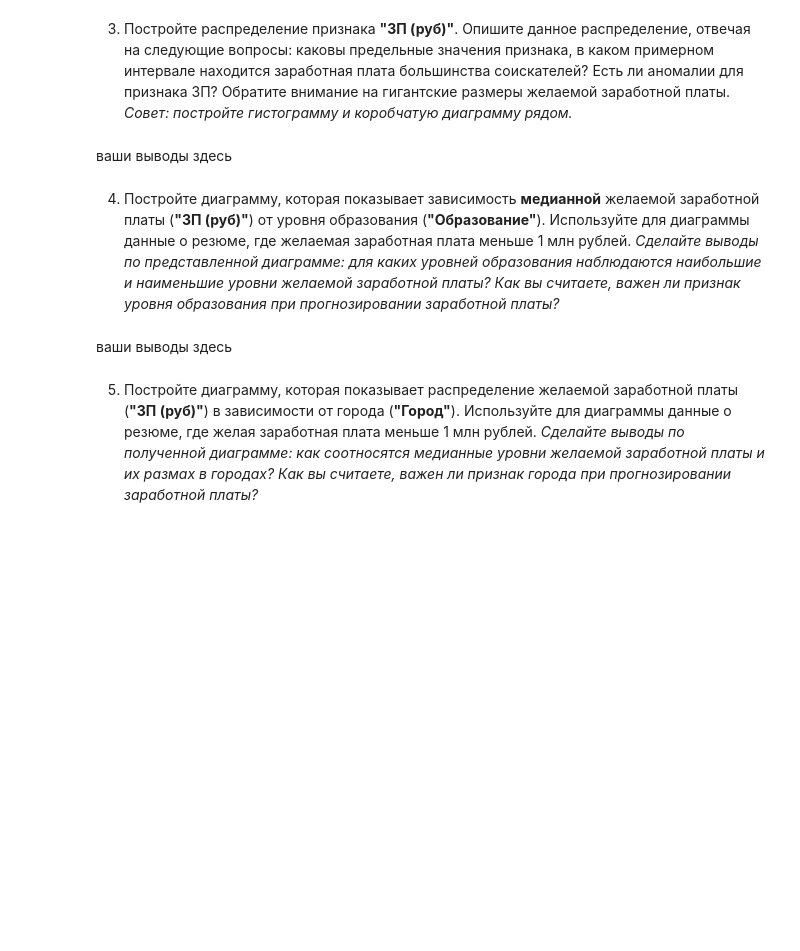
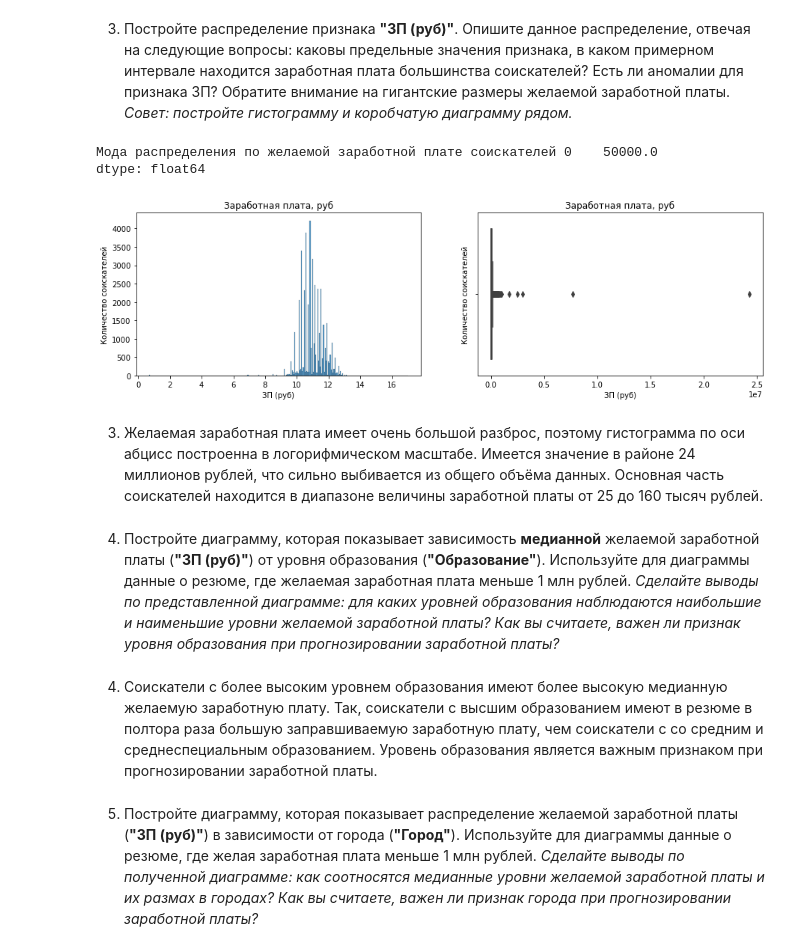
Before and after one commit to Motoborg/Project_1, a Jupyter notebook: ДДВ_Project 1.ipynb, the cells around one changed output. Cells and saved outputs as stored; diff of their text form; code cells hidden in the pictures; blank space fills up the shorter version.

```diff
--- a/ДДВ_Project 1.ipynb
+++ b/ДДВ_Project 1.ipynb
@@ -290,9 +446,25 @@ database_hh = database_hh.drop("Опыт работы", axis = 1)
 3. Постройте распределение признака **"ЗП (руб)"**. Опишите данное распределение, отвечая на следующие вопросы: каковы предельные значения признака, в каком примерном интервале находится заработная плата большинства соискателей? Есть ли аномалии для признака ЗП? Обратите внимание на гигантские размеры желаемой заработной платы.
 *Совет: постройте гистограмму и коробчатую диаграмму рядом.*
 # %%
-# ваш код здесь
+fig_age, axes = plt.subplots(nrows=1, ncols=2, figsize=(15, 4))
+log_database_hh = np.log(database_hh['ЗП (руб)'] + 1)
+# histplot = sns.histplot(data=database_hh, x='ЗП (руб)', ax=axes[0]);
+histplot = sns.histplot(log_database_hh, ax=axes[0]); # ЗП имеет очень большой разброс значений, поэтому в логорифмическом масштабе график
+histplot.set_title('Заработная плата, руб');
+histplot.set_ylabel ('Количество соискателей');
+
+boxplot = sns.boxplot(data=database_hh, x='ЗП (руб)', ax=axes[1]);
+boxplot.set_title('Заработная плата, руб');
+boxplot.set_ylabel('Количество соискателей');
+
+print('Мода распределения по желаемой заработной плате соискателей', database_hh['ЗП (руб)'].mode())
+# database_hh['ЗП (руб)'].quantile(1)
+# %% [output]
+Мода распределения по желаемой заработной плате соискателей 0    50000.0
+dtype: float64
+[figure, added]
 # %% [markdown]
-ваши выводы здесь
+3. Желаемая заработная плата имеет очень большой разброс, поэтому гистограмма по оси абцисс построенна в логорифмическом масштабе. Имеется значение в районе 24 миллионов рублей, что сильно выбивается из общего объёма данных. Основная часть соискателей находится в диапазоне величины заработной платы от 25 до 160 тысяч рублей.
 # %% [markdown]
 4. Постройте диаграмму, которая показывает зависимость **медианной** желаемой заработной платы (**"ЗП (руб)"**) от уровня образования (**"Образование"**). Используйте для диаграммы данные о резюме, где желаемая заработная плата меньше 1 млн рублей.
 *Сделайте выводы по представленной диаграмме: для каких уровней образования наблюдаются наибольшие и наименьшие уровни желаемой заработной платы? Как вы считаете, важен ли признак уровня образования при прогнозировании заработной платы?*
@@ -301,5 +486,5 @@ database_hh = database_hh.drop("Опыт работы", axis = 1)
 # %% [markdown]
-ваши выводы здесь
+4. Соискатели с более высоким уровнем образования имеют более высокую медианную желаемую заработную плату. Так, соискатели с высшим образованием имеют в резюме в полтора раза большую заправшиваемую заработную плату, чем соискатели с со средним и среднеспециальным образованием. Уровень образования является важным признаком при прогнозировании заработной платы.
 # %% [markdown]
 5. Постройте диаграмму, которая показывает распределение желаемой заработной платы (**"ЗП (руб)"**) в зависимости от города (**"Город"**). Используйте для диаграммы данные о резюме, где желая заработная плата меньше 1 млн рублей.
 *Сделайте выводы по полученной диаграмме: как соотносятся медианные уровни желаемой заработной платы и их размах в городах? Как вы считаете, важен ли признак города при прогнозировании заработной платы?*
```
Also changed, not shown: parts of 28 cells of this notebook, 1 other file.
